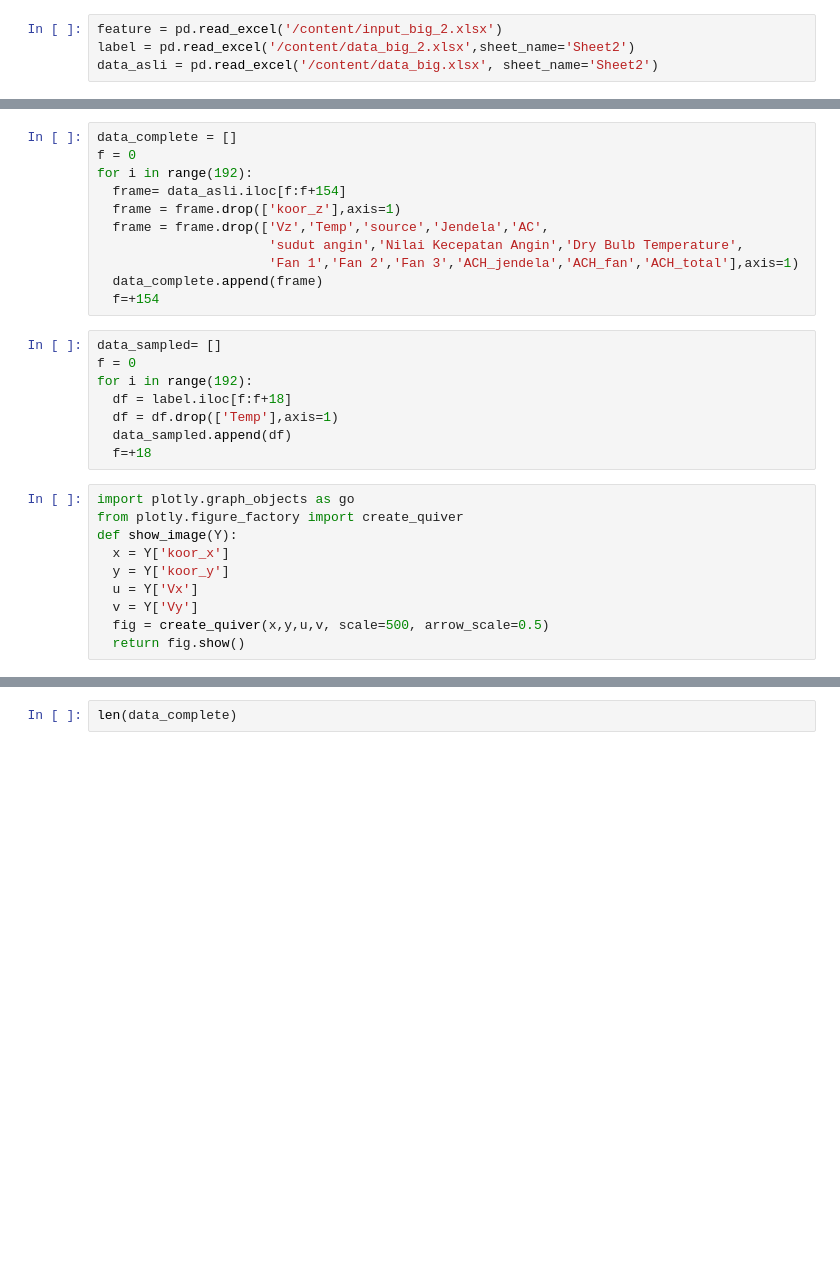
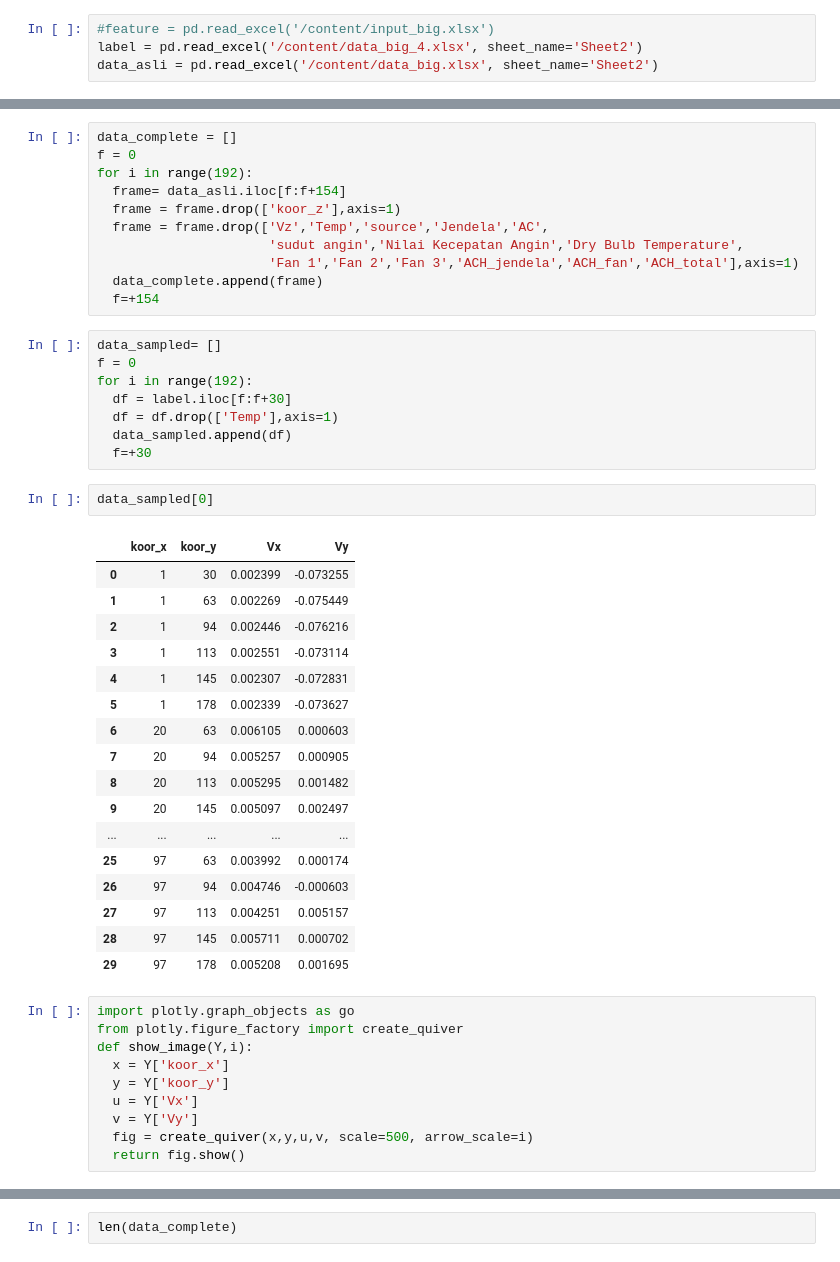
Before and after one commit to yfhkucing/regression_bms, a Jupyter notebook: Visualisasi_Vx_Vy.ipynb, the cells around one changed output, grey strips where cells are left out. Saved outputs shown, nothing was run; the diff lists cells and outputs as text; blank space fills up the shorter version.

```diff
--- a/Visualisasi_Vx_Vy.ipynb
+++ b/Visualisasi_Vx_Vy.ipynb
@@ -4,8 +4,8 @@
 import numpy
 import pandas as pd
 # %%
-feature = pd.read_excel('/content/input_big_2.xlsx')
-label = pd.read_excel('/content/data_big_2.xlsx',sheet_name='Sheet2')
+#feature = pd.read_excel('/content/input_big.xlsx')
+label = pd.read_excel('/content/data_big_4.xlsx', sheet_name='Sheet2')
 data_asli = pd.read_excel('/content/data_big.xlsx', sheet_name='Sheet2')
 # %%
 data_asli.head()
@@ -31,18 +31,38 @@ for i in range(192):
 data_sampled= []
 f = 0
 for i in range(192):
-  df = label.iloc[f:f+18]
+  df = label.iloc[f:f+30]
   df = df.drop(['Temp'],axis=1)
   data_sampled.append(df)
-  f=+18
+  f=+30
+# %%
+data_sampled[0]
+# %% [output]
+|  | koor_x | koor_y | Vx | Vy |
+| 0 | 1 | 30 | 0.002399 | -0.073255 |
+| 1 | 1 | 63 | 0.002269 | -0.075449 |
+| 2 | 1 | 94 | 0.002446 | -0.076216 |
+| 3 | 1 | 113 | 0.002551 | -0.073114 |
+| 4 | 1 | 145 | 0.002307 | -0.072831 |
+| 5 | 1 | 178 | 0.002339 | -0.073627 |
+| 6 | 20 | 63 | 0.006105 | 0.000603 |
+| 7 | 20 | 94 | 0.005257 | 0.000905 |
+| 8 | 20 | 113 | 0.005295 | 0.001482 |
+| 9 | 20 | 145 | 0.005097 | 0.002497 |
+| ... | ... | ... | ... | ... |
+| 25 | 97 | 63 | 0.003992 | 0.000174 |
+| 26 | 97 | 94 | 0.004746 | -0.000603 |
+| 27 | 97 | 113 | 0.004251 | 0.005157 |
+| 28 | 97 | 145 | 0.005711 | 0.000702 |
+| 29 | 97 | 178 | 0.005208 | 0.001695 |
 # %%
 import plotly.graph_objects as go
 from plotly.figure_factory import create_quiver
-def show_image(Y):
+def show_image(Y,i):
   x = Y['koor_x']
   y = Y['koor_y']
   u = Y['Vx']
   v = Y['Vy']
-  fig = create_quiver(x,y,u,v, scale=500, arrow_scale=0.5)
+  fig = create_quiver(x,y,u,v, scale=500, arrow_scale=i)
   return fig.show()
 # %%
```
Also changed, not shown: parts of 2 cells of this notebook.
